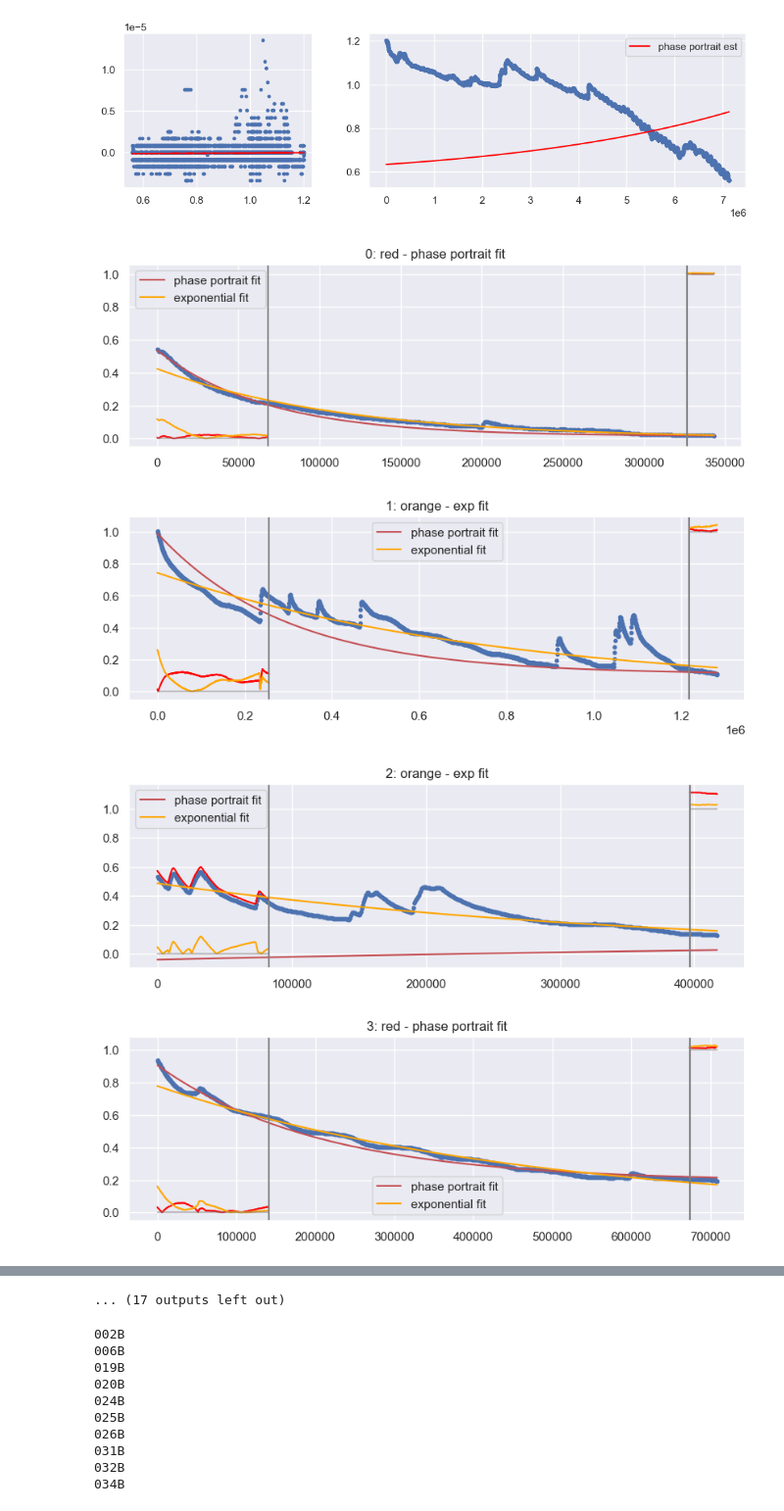
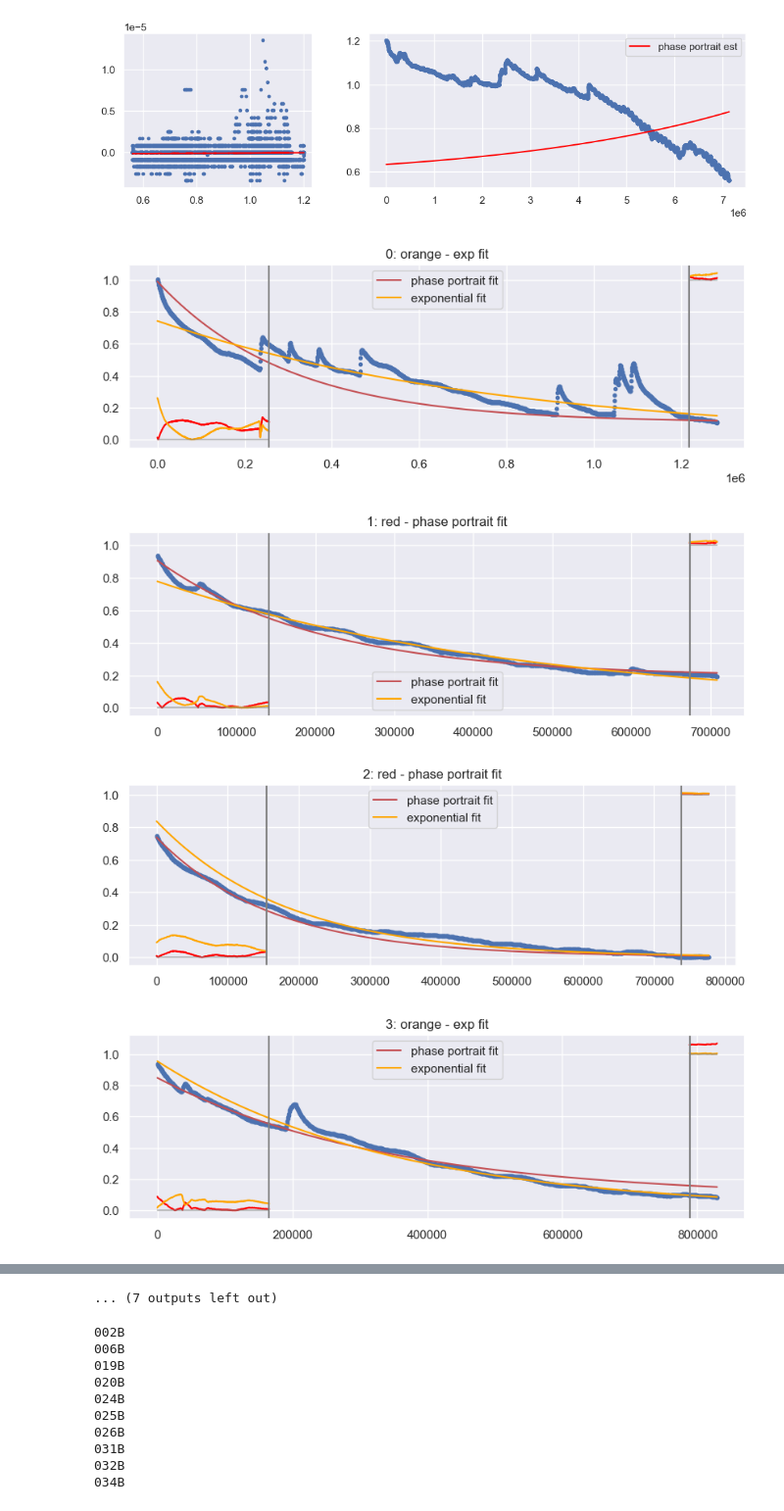
Before and after one commit to shinapatel/Quantify_Rain_Gardens, a Jupyter notebook: Alphas.ipynb, the cells around one changed output, grey strips where cells are left out. Shown at 98% size. Cells and saved outputs as stored; diff of their text form; code cells hidden in the pictures.

```diff
--- a/Alphas.ipynb
+++ b/Alphas.ipynb
@@ -26,16 +26,16 @@ def return_df(node_id):
     return df[['Value']]
 
 #Seperated storm events for each node based on prominence and distance. Takes in raw sensor data. can tune p and d
-def get_cuts(input, p=0.5, d = 3, w=100):#w = 100, rel_height = 500):#w= 1, d=1, p=0.5, h=3.5):#, t=1):#, h=3.5):
+def get_cuts(input, p=0.5, d = 3, w=100, t = 1, rh=.3):#w = 100, rel_height = 500):#w= 1, d=1, p=0.5, h=3.5):#, t=1):#, h=3.5):
 
     df = input.copy()
     df['Value'] = df['Value'].rolling(20).mean()
 
     #peaks is list of high water depth values that meet the prominance value in positive direction
-    peaks, _ = scipy.signal.find_peaks(df['Value'], prominence=p, distance=6*d, width = w) #prominence=p, height=h)#distance = d, prominence=p)#, height=h, threshold = t)#, height=h)
+    peaks, _ = scipy.signal.find_peaks(df['Value'], prominence=p, distance=6*d, width = w, threshold = t, rel_height = rh) #prominence=p, height=h)#distance = d, prominence=p)#, height=h, threshold = t)#, height=h)
 
     #valleys is same peak value in the negative, opposite manner
-    valleys, _ = scipy.signal.find_peaks(-df['Value'], prominence=p, distance=6*d, width = w) #width = w, prominence=p, height=h)#distance = d, prominence=p, height=h, threshold = t)#, height=h)
+    valleys, _ = scipy.signal.find_peaks(-df['Value'], prominence=p, distance=6*d, width = w, threshold = t, rel_height = rh) #width = w, prominence=p, height=h)#distance = d, prominence=p, height=h, threshold = t)#, height=h)
 
     ends = []
 
@@ -72,9 +72,12 @@ def plot_subsets(df, p=0.5, d=3, w=100): #w=100, rel_height = 1000): #w=1, p=0.5
 node_id = "032B"
 df = return_df(node_id)
 p = .4
+d=3
 w= 100
-peaks, ends = get_cuts(df, p=p, w=w) #w=w, rel_height=rel_height)#w=w, p=p)#d=d, p=p, h=h, t=t)# h=h)
-plot_subsets(df, p=p, w=w) #w=w, rel_height = rel_height)#w=w, p=p)#d=d, p=p, h=h, t=t)#, h=h)
+rh=.3
+t=2
+peaks, ends = get_cuts(df, p=p, d=d, w=w, t=t, rh=rh) #w=w, rel_height=rel_height)#w=w, p=p)#d=d, p=p, h=h, t=t)# h=h)
+plot_subsets(df, p=p, d=d, w=w, t=t, rh=rh) #w=w, rel_height = rel_height)#w=w, p=p)#d=d, p=p, h=h, t=t)#, h=h)
 #mean_r_squared(df, p=0.5, d=3)
 
 # df = return_df("003B")
@@ -180,8 +180,8 @@ estimate coeffs grabs all of the storm events in a given dataframe and chooses t
 coefficient based on which one fits the beginning 20% and last 5% of the data best
 '''
 
-def estimate_coeffs(df, p, plot=False):
-    peaks, ends = get_cuts(df, p=p)
+def estimate_coeffs(df, p, d, w, rh, plot=False):
+    peaks, ends = get_cuts(df, p=p, d=d, w=w, t=t, rh=rh)
 
     exp_coeffs = []
     for i in range(len(peaks)):
@@ -249,9 +249,10 @@ def estimate_coeffs(df, p, plot=False):
     return exp_coeffs
 # %%
 df = return_df("002B")
-coeffs = estimate_coeffs(df, p=1, plot=True)
+#wl=2
+coeffs = estimate_coeffs(df, p=1, d=3, w=100, t=2, rh=.3, plot=True)
 # %% [output]
-[figure, old version]
+[figure, new version]
-[figure, old version]
+[figure, new version]
-[figure, old version]
+[figure, new version]
-[figure, old version]
+[figure, new version]
@@ -266,4 +267,4 @@ coeffs = estimate_coeffs(df, p=1, plot=True)
-... (17 outputs left out)
+... (7 outputs left out)
 # %%
 #sites = ["002B","006B","019B","020B","024B","025B","026B", "031B", "032B", "034B"]
 ps = [0.55, 0.85, 2.75, 0.6, 2.85, 2, 1.15, 0.4, 0.4, 0.4]
```
Also changed, not shown: parts of 9 cells of this notebook, 1 other file.
